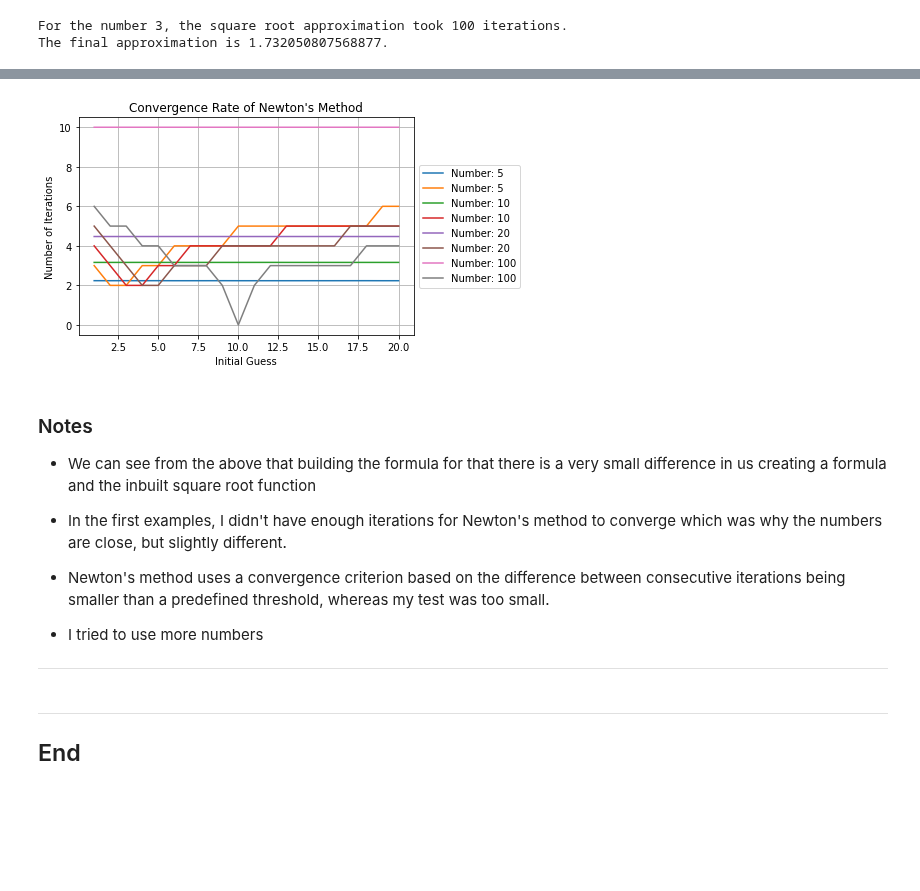
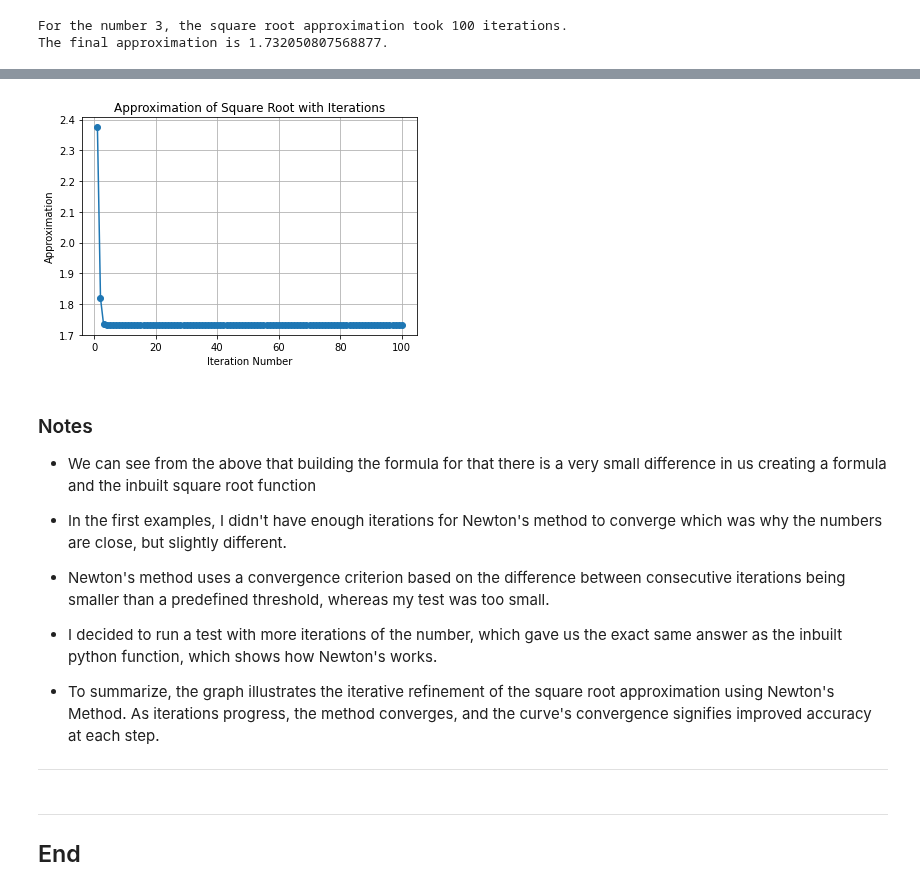
Before and after one commit to KenLin765/machine-learning-and-statistics, a Jupyter notebook: tasks.ipynb, the cells around one changed output, grey strips where cells are left out. Cells and saved outputs as stored; diff of their text form; code cells hidden in the pictures; blank space fills up the shorter version.

```diff
--- a/tasks.ipynb
+++ b/tasks.ipynb
@@ -129,23 +91,13 @@ Number: 100, Initial Guess: 50, Iterations: 5, Result: 10.000046
-# %%
-# Test convergence rate for different initial guesses
-numbers = [5, 10, 20, 100]
-guesses = list(range(1, 21))  # Initial guesses from 1 to 20
-
-# Create a 2D list to store iterations for each number and guess
-iterations_data = [[sqrt_with_iterations(number, guess) for guess in guesses] for number in numbers]
-
-# Plot the convergence rate graph
-for i, number in enumerate(numbers):
-    plt.plot(guesses, iterations_data[i], label=f'Number: {number}')
-
-plt.title('Convergence Rate of Newton\'s Method')
-plt.xlabel('Initial Guess')
-plt.ylabel('Number of Iterations')
-plt.legend(loc='center left', bbox_to_anchor=(1, 0.5))  # Place legend to the right
-plt.grid(True)
-plt.show()
-# %% [output]
-[figure, removed]
+# %%
+# Plot the iterations
+plt.plot(iteration_numbers, approximations, marker='o')
+plt.title('Approximation of Square Root with Iterations')
+plt.xlabel('Iteration Number')
+plt.ylabel('Approximation')
+plt.grid(True)
+plt.show()
+# %% [output]
+[figure, added]
 # %% [markdown]
 ### Notes
 
@@ -155,7 +107,10 @@ plt.show()
 
 - Newton's method uses a convergence criterion based on the difference between consecutive iterations being smaller than a predefined threshold, whereas my test was too small.
 
-- I tried to use more numbers
+- I decided to run a test with more iterations of the number, which gave us the exact same answer as the inbuilt python function, which shows how Newton's works.
+
+- To summarize, the graph illustrates the iterative refinement of the square root approximation using Newton's Method. As iterations progress, the method converges, and the curve's convergence signifies improved accuracy at each step.
+
 
 ***
 # %% [markdown]
```
Also changed, not shown: parts of 3 cells of this notebook.
